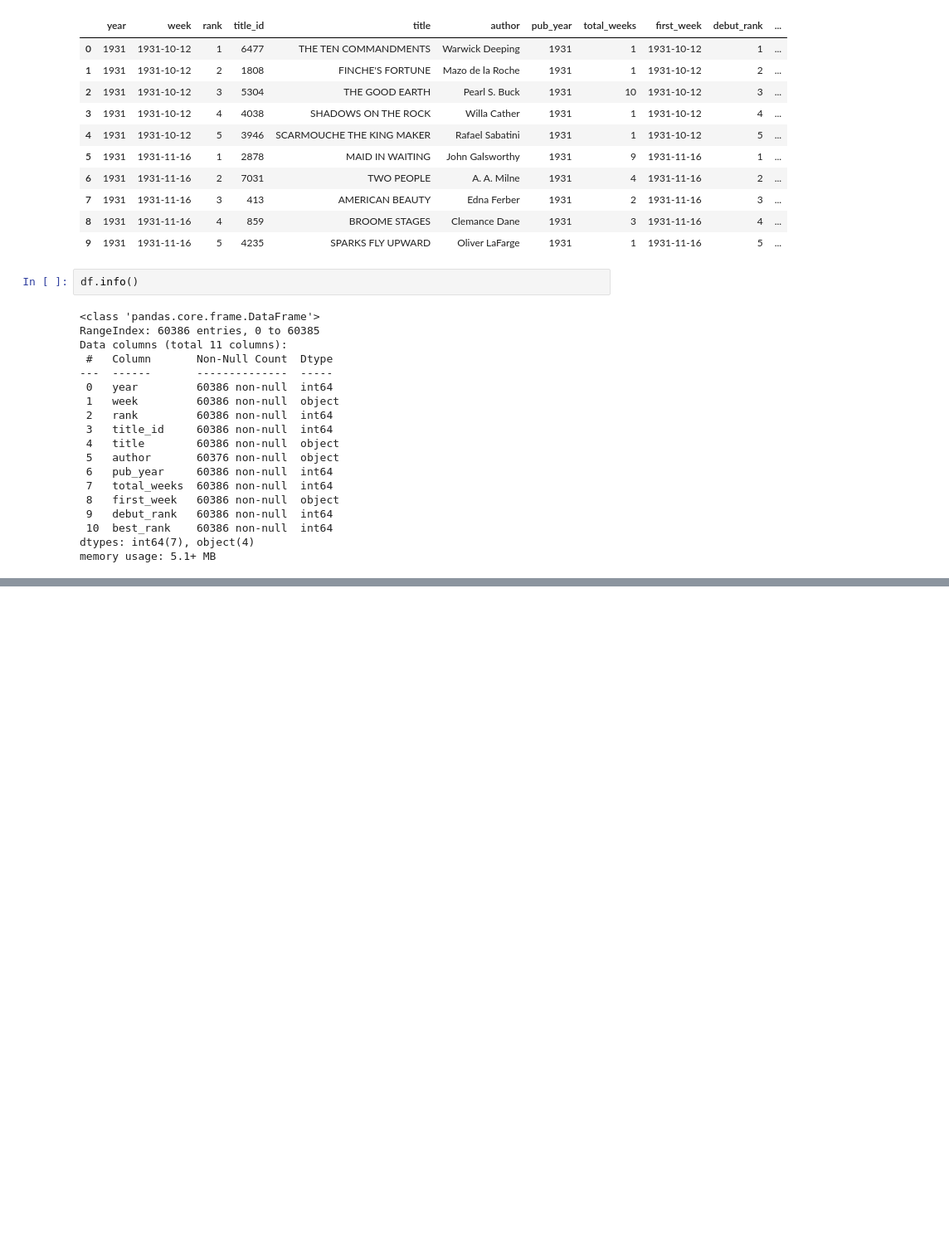
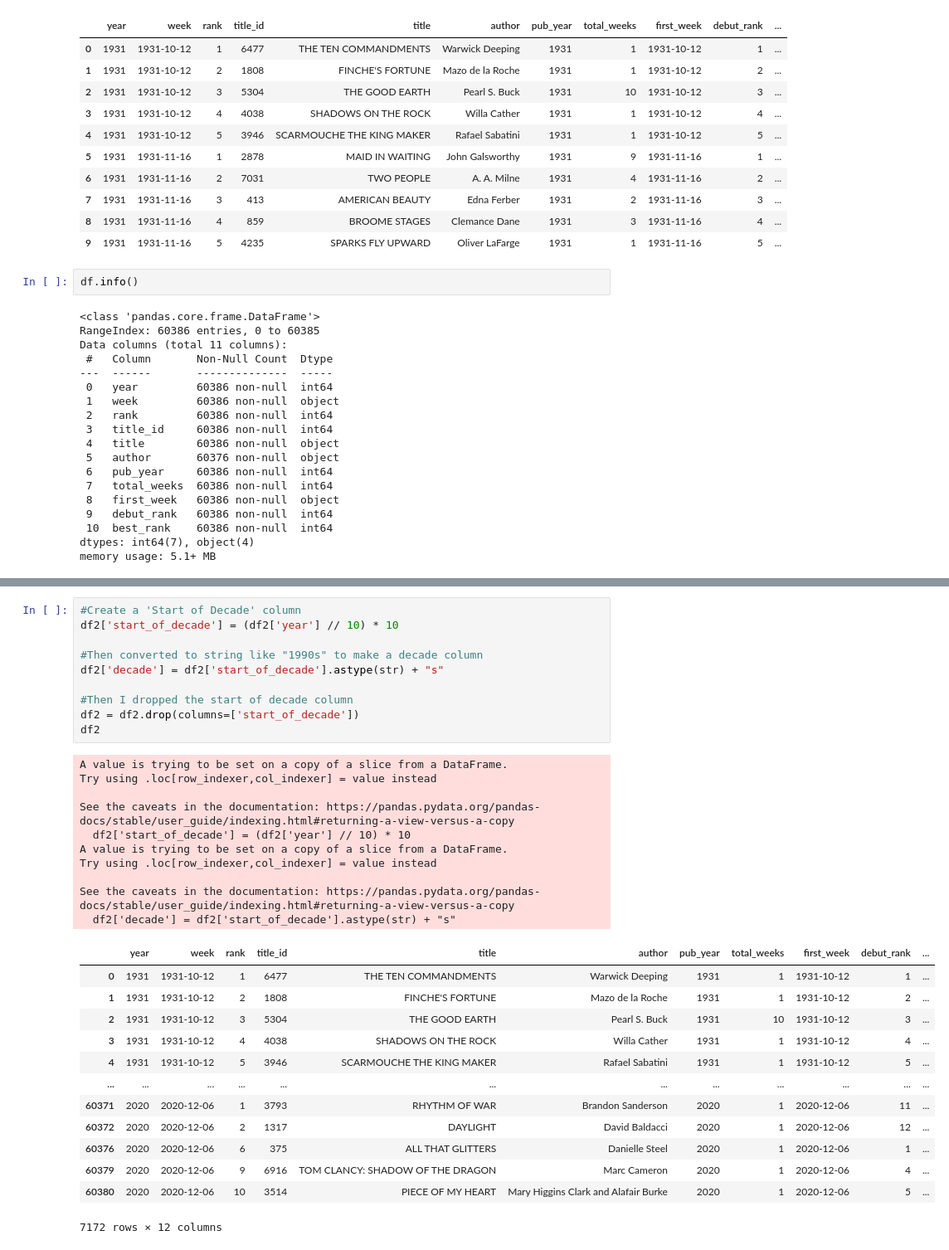
Before and after one commit to ada-xo-xo/dsrp, a Jupyter notebook: DSRP_2026_Adanna_Oji.ipynb, the cells around one changed output, grey strips where cells are left out. Shown at 83% size. Drawn from its saved outputs; the diff is of its cells as text; blank space fills up the shorter version.

```diff
--- a/DSRP_2026_Adanna_Oji.ipynb
+++ b/DSRP_2026_Adanna_Oji.ipynb
@@ -70,0 +101,34 @@ print(missing_data)
+# %%
+#Create a 'Start of Decade' column
+df2['start_of_decade'] = (df2['year'] // 10) * 10
+
+#Then converted to string like "1990s" to make a decade column
+df2['decade'] = df2['start_of_decade'].astype(str) + "s"
+
+#Then I dropped the start of decade column
+df2 = df2.drop(columns=['start_of_decade'])
+df2
+# %% [output]
+A value is trying to be set on a copy of a slice from a DataFrame.
+Try using .loc[row_indexer,col_indexer] = value instead
+
+See the caveats in the documentation: https://pandas.pydata.org/pandas-docs/stable/user_guide/indexing.html#returning-a-view-versus-a-copy
+  df2['start_of_decade'] = (df2['year'] // 10) * 10
+A value is trying to be set on a copy of a slice from a DataFrame.
+Try using .loc[row_indexer,col_indexer] = value instead
+
+See the caveats in the documentation: https://pandas.pydata.org/pandas-docs/stable/user_guide/indexing.html#returning-a-view-versus-a-copy
+  df2['decade'] = df2['start_of_decade'].astype(str) + "s"
+|  | year | week | rank | title_id | title | author | pub_year | total_weeks | first_week | debut_rank | ... |
+| 0 | 1931 | 1931-10-12 | 1 | 6477 | THE TEN COMMANDMENTS | Warwick Deeping | 1931 | 1 | 1931-10-12 | 1 | ... |
+| 1 | 1931 | 1931-10-12 | 2 | 1808 | FINCHE'S FORTUNE | Mazo de la Roche | 1931 | 1 | 1931-10-12 | 2 | ... |
+| 2 | 1931 | 1931-10-12 | 3 | 5304 | THE GOOD EARTH | Pearl S. Buck | 1931 | 10 | 1931-10-12 | 3 | ... |
+| 3 | 1931 | 1931-10-12 | 4 | 4038 | SHADOWS ON THE ROCK | Willa Cather | 1931 | 1 | 1931-10-12 | 4 | ... |
+| 4 | 1931 | 1931-10-12 | 5 | 3946 | SCARMOUCHE THE KING MAKER | Rafael Sabatini | 1931 | 1 | 1931-10-12 | 5 | ... |
+| ... | ... | ... | ... | ... | ... | ... | ... | ... | ... | ... | ... |
+| 60371 | 2020 | 2020-12-06 | 1 | 3793 | RHYTHM OF WAR | Brandon Sanderson | 2020 | 1 | 2020-12-06 | 11 | ... |
+| 60372 | 2020 | 2020-12-06 | 2 | 1317 | DAYLIGHT | David Baldacci | 2020 | 1 | 2020-12-06 | 12 | ... |
+| 60376 | 2020 | 2020-12-06 | 6 | 375 | ALL THAT GLITTERS | Danielle Steel | 2020 | 1 | 2020-12-06 | 1 | ... |
+| 60379 | 2020 | 2020-12-06 | 9 | 6916 | TOM CLANCY: SHADOW OF THE DRAGON | Marc Cameron | 2020 | 1 | 2020-12-06 | 4 | ... |
+| 60380 | 2020 | 2020-12-06 | 10 | 3514 | PIECE OF MY HEART | Mary Higgins Clark and Alafair Burke | 2020 | 1 | 2020-12-06 | 5 | ... |
+7172 rows × 12 columns
```
Also changed, not shown: parts of 13 cells of this notebook.
